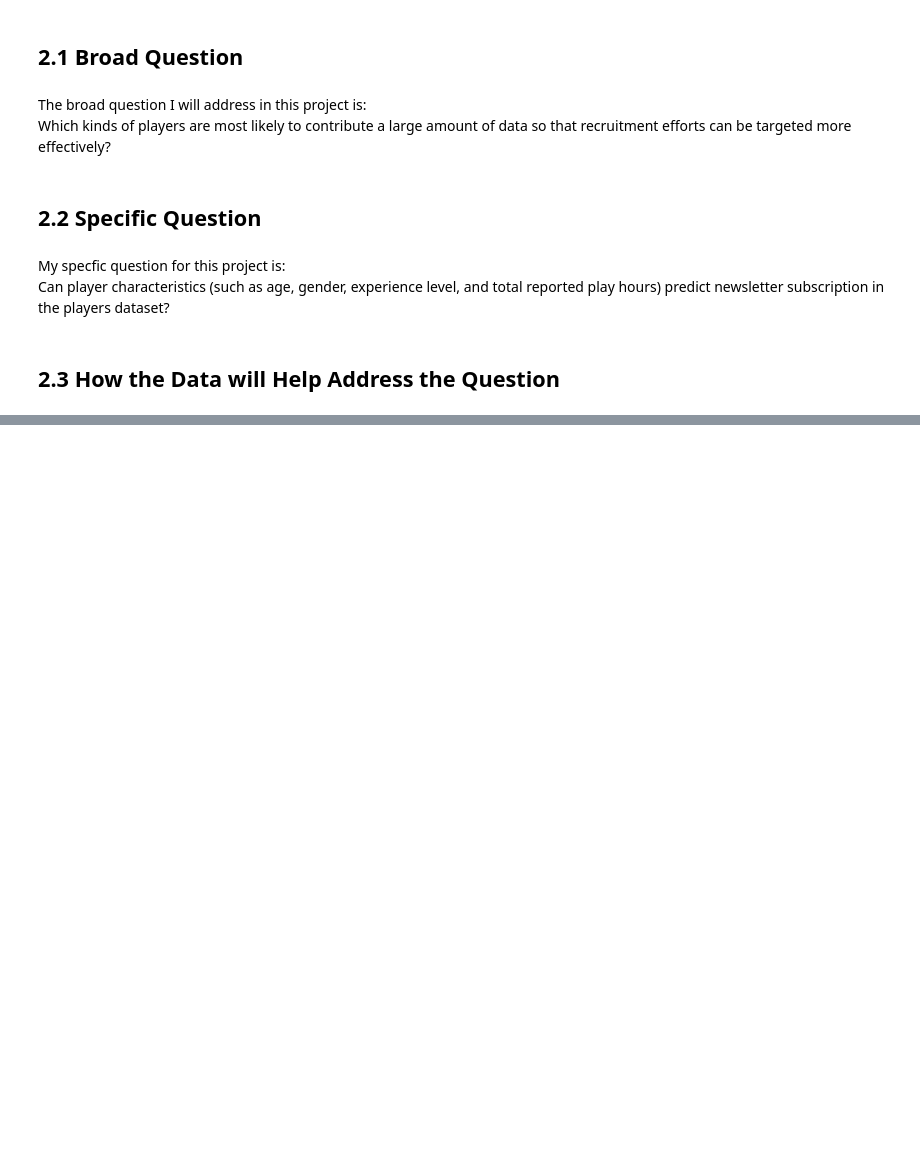
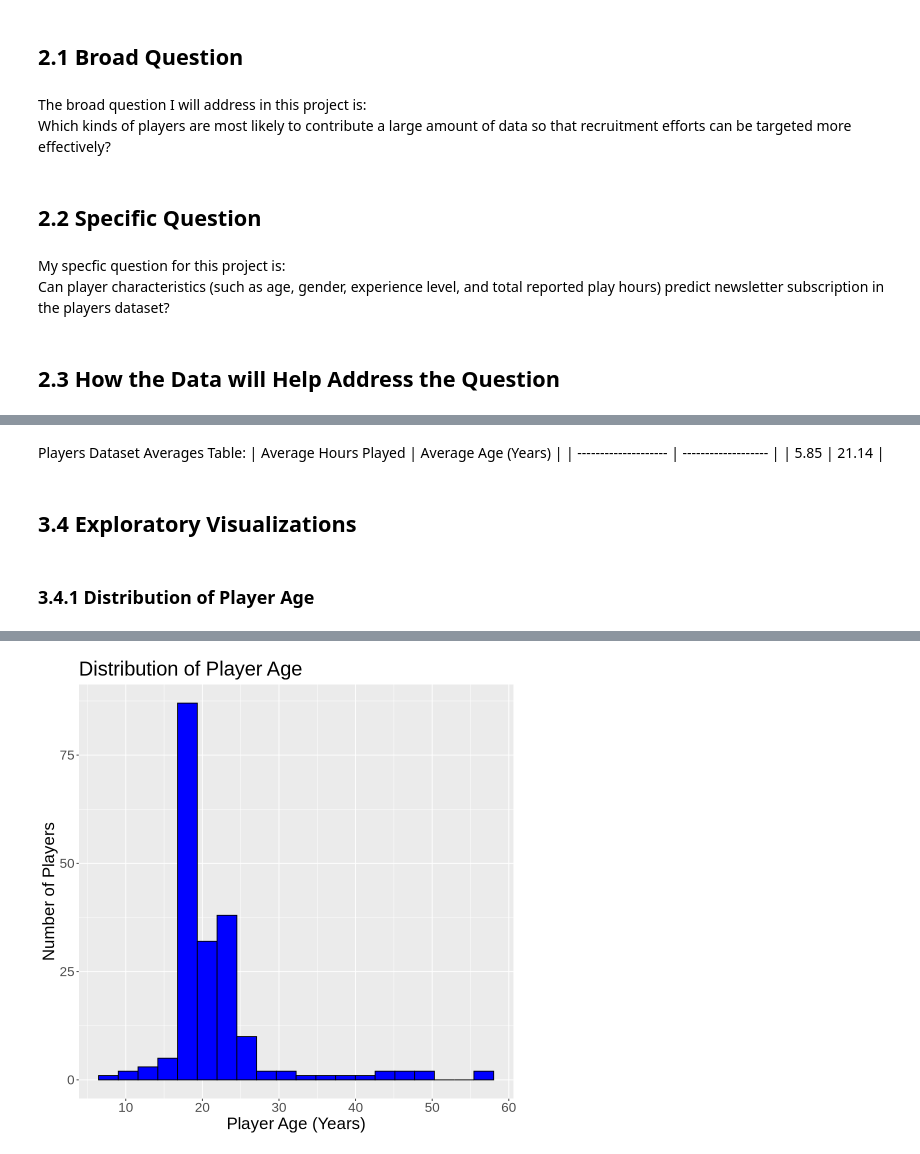
Before and after one commit to CCCC-Void/DSCI_100_Project_Planning, a Jupyter notebook: Project_Planning_Indiv.ipynb, the cells around one changed output, grey strips where cells are left out. Drawn from its saved outputs; the diff is of its cells as text; code cells hidden in the pictures; blank space fills up the shorter version.

Commit message:
Completed section 3 (Exploratory Data Analysis and Visualization)

```diff
--- a/Project_Planning_Indiv.ipynb
+++ b/Project_Planning_Indiv.ipynb
@@ -171,0 +187,3 @@ Once the data is cleaned and variables are consistently formatted, the dataset w
+# %%
+players_data <- read_csv("Data/players.csv")
+players_data
@@ -171,0 +256,19 @@ Once the data is cleaned and variables are consistently formatted, the dataset w
+# %% [markdown]
+Players Dataset Averages Table:
+| Average Hours Played | Average Age (Years) |
+| -------------------- | ------------------- |
+| 5.85                 | 21.14               |
+# %% [markdown]
+## 3.4 Exploratory Visualizations
+# %% [markdown]
+### 3.4.1 Distribution of Player Age
+# %%
+players_age_plot <- players_data |>
+                    ggplot(aes(x = Age)) +
+                        geom_histogram(bins = 20, fill = "blue", color = "black") +
+                        labs(title = "Distribution of Player Age",
+                             x = "Player Age (Years)",
+                             y = "Number of Players") +
+                        theme(text = element_text(size = 20))
+players_age_plot
+# %% [output]
@@ -171,0 +277 @@ Once the data is cleaned and variables are consistently formatted, the dataset w
+[figure, added]
```
Also changed, not shown: parts of 18 cells of this notebook.
